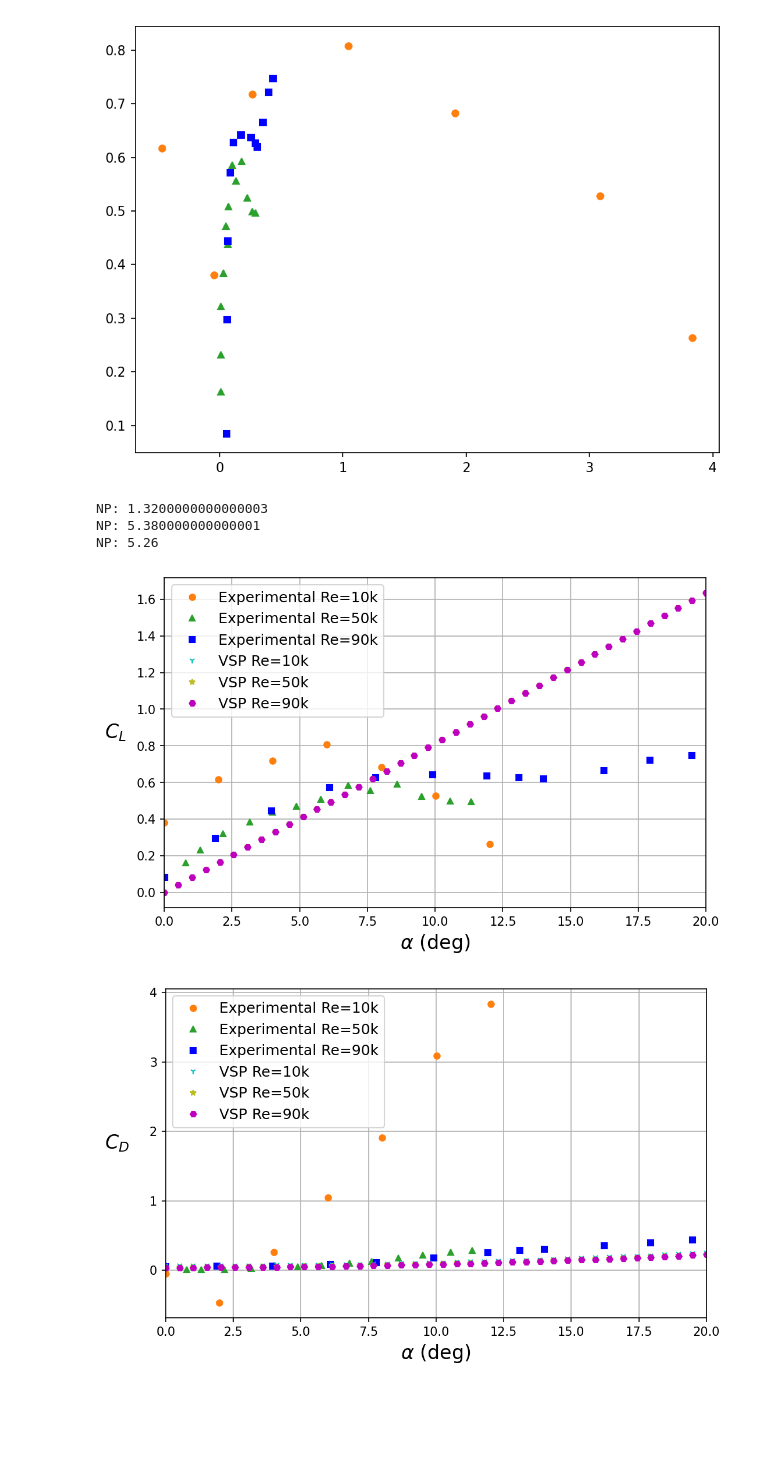
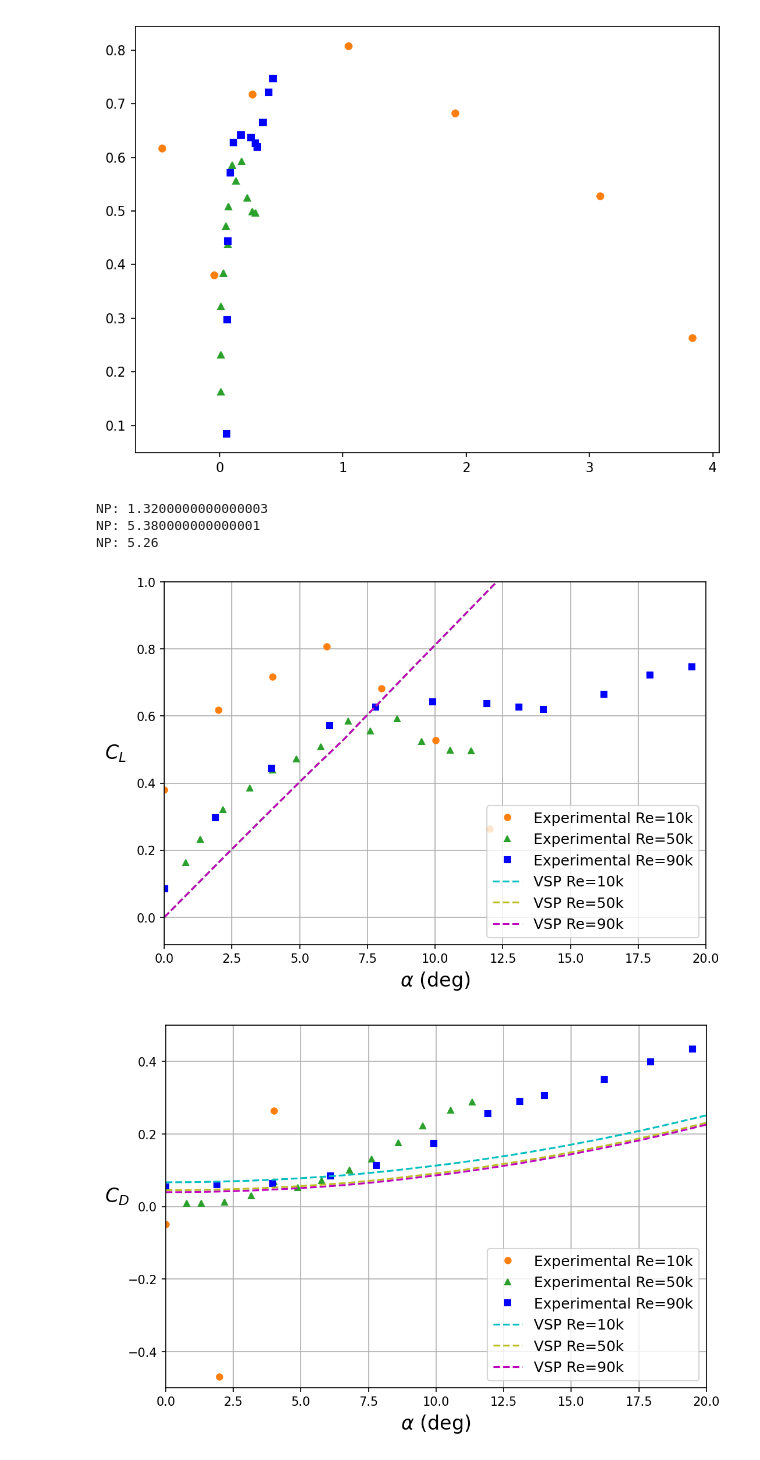
Before and after one commit to fmarrar/ae460AB6, a Jupyter notebook: Design/Experiment/analysis.ipynb, the cells around one changed output. Drawn from its saved outputs; the diff is of its cells as text; code cells hidden in the pictures; blank space fills up the shorter version.

Commit message:
tidied plots for use in report

```diff
--- a/Design/Experiment/analysis.ipynb
+++ b/Design/Experiment/analysis.ipynb
@@ -204,11 +204,11 @@ NP: 5.26
 config = [['10k', 7, None], ['50k', 7, 13], ['90k', 9, None]]
 marker = ['o', '^', 's', '1', '*', 'H']
 color = ['tab:orange', 'tab:green', 'b', 'c', 'tab:olive', 'm']
-fig1, ax1 = plt.subplots(figsize=(8,5), dpi=150)
-fig2, ax2 = plt.subplots(figsize=(8,5), dpi=150)
-fig3, ax3 = plt.subplots(figsize=(8,5), dpi=150)
-fig4, ax4 = plt.subplots(figsize=(8,5), dpi=150)
-fig5, ax5 = plt.subplots(figsize=(8,5), dpi=150)
+fig1, ax1 = plt.subplots(figsize=(8,5.5), dpi=150)
+fig2, ax2 = plt.subplots(figsize=(8,5.5), dpi=150)
+fig3, ax3 = plt.subplots(figsize=(8,5.5), dpi=150)
+fig4, ax4 = plt.subplots(figsize=(8,5.5), dpi=150)
+fig5, ax5 = plt.subplots(figsize=(8,5.5), dpi=150)
 for i in range(len(config)):
     df = load_data('Re_'+config[i][0], config[i][1], nrows=config[i][2])
     C_L = df['L']/df['q']/S
@@ -226,42 +226,52 @@ for df in (vspData10k,vspData50k,vspData90k):
         i = 4
     if(df.name == '90k'):
         i = 5
-    ax1.plot(df['Alpha'], df['CL'], marker[i], markersize=5, color=color[i], label='VSP Re='+df.name)
-    ax2.plot(df['Alpha'], df['CDtot'], marker[i], markersize=5, color=color[i], label='VSP Re='+df.name)
-    ax3.plot(df['Alpha'], df['L/D'], marker[i], markersize=5, color=color[i], label='VSP Re='+df.name)
-    ax4.plot(df['Alpha'], df['CMy'], marker[i], markersize=5, color=color[i], label='VSP Re='+df.name)
-    ax5.plot(df['CDtot'], df['CL'], marker[i], markersize=5, color=color[i], label='VSP Re='+df.name)
+    ax1.plot(df['Alpha'], df['CL'], '--', color=color[i], label='VSP Re='+df.name)
+    ax2.plot(df['Alpha'], df['CDtot'], '--', color=color[i], label='VSP Re='+df.name)
+    ax3.plot(df['Alpha'], df['L/D'], '--', color=color[i], label='VSP Re='+df.name)
+    ax4.plot(df['Alpha'], df['CMy'], '--', color=color[i], label='VSP Re='+df.name)
+    ax5.plot(df['CDtot'], df['CL'], '--', color=color[i], label='VSP Re='+df.name)
 ax1.set_xlabel(r'$\alpha$ (deg)', fontsize=16)
 ax2.set_xlabel(r'$\alpha$ (deg)', fontsize=16)
 ax3.set_xlabel(r'$\alpha$ (deg)', fontsize=16)
 ax4.set_xlabel(r'$\alpha$ (deg)', fontsize=16)
+ax5.set_xlabel(r'$C_D$', fontsize=16)
 ax1.set_ylabel(r'$C_L$', rotation=0, fontsize=16)
 ax2.set_ylabel(r'$C_D$', rotation=0, fontsize=16)
 ax3.set_ylabel(r'$\dfrac{L}{D}$', rotation=0, fontsize=16)
 ax4.set_ylabel(r'$C_M$', rotation=0, fontsize=16)
+ax5.set_ylabel(r'$C_L$', rotation=0, fontsize=16)
 ax1.yaxis.set_label_coords(-0.09, 0.5)
 ax2.yaxis.set_label_coords(-0.09, 0.5)
 ax3.yaxis.set_label_coords(-0.09, 0.5)
 ax4.yaxis.set_label_coords(-0.09, 0.5)
+ax5.yaxis.set_label_coords(-0.09, 0.5)
 ax1.legend(fontsize=12)
 ax2.legend(fontsize=12)
 ax3.legend(fontsize=12)
 ax4.legend(fontsize=12)
+ax5.legend(fontsize=12)
 ax1.grid()
 ax2.grid()
 ax3.grid()
 ax4.grid()
+ax5.grid()
 ax1.set_xlim(0, 20)
 ax2.set_xlim(0, 20)
 ax3.set_xlim(0, 20)
 ax4.set_xlim(0, 20)
+ax5.set_xlim(-0.1, 0.5)
+ax1.set_ylim(None, 1)
+ax2.set_ylim(-0.5, 0.5)
+ax5.set_ylim(0, 1)
 fig1.savefig('CL.png')
 fig2.savefig('CD.png')
 fig3.savefig('LD.png')
 fig4.savefig('CM.png')
+fig5.savefig('polar.png')
 # %% [output]
 NP: 1.3200000000000003
 NP: 5.380000000000001
 NP: 5.26
-[figure, old version]
+[figure, new version]
-[figure, old version]
+[figure, new version]
```
Also changed, not shown: parts of 1 cell of this notebook.
